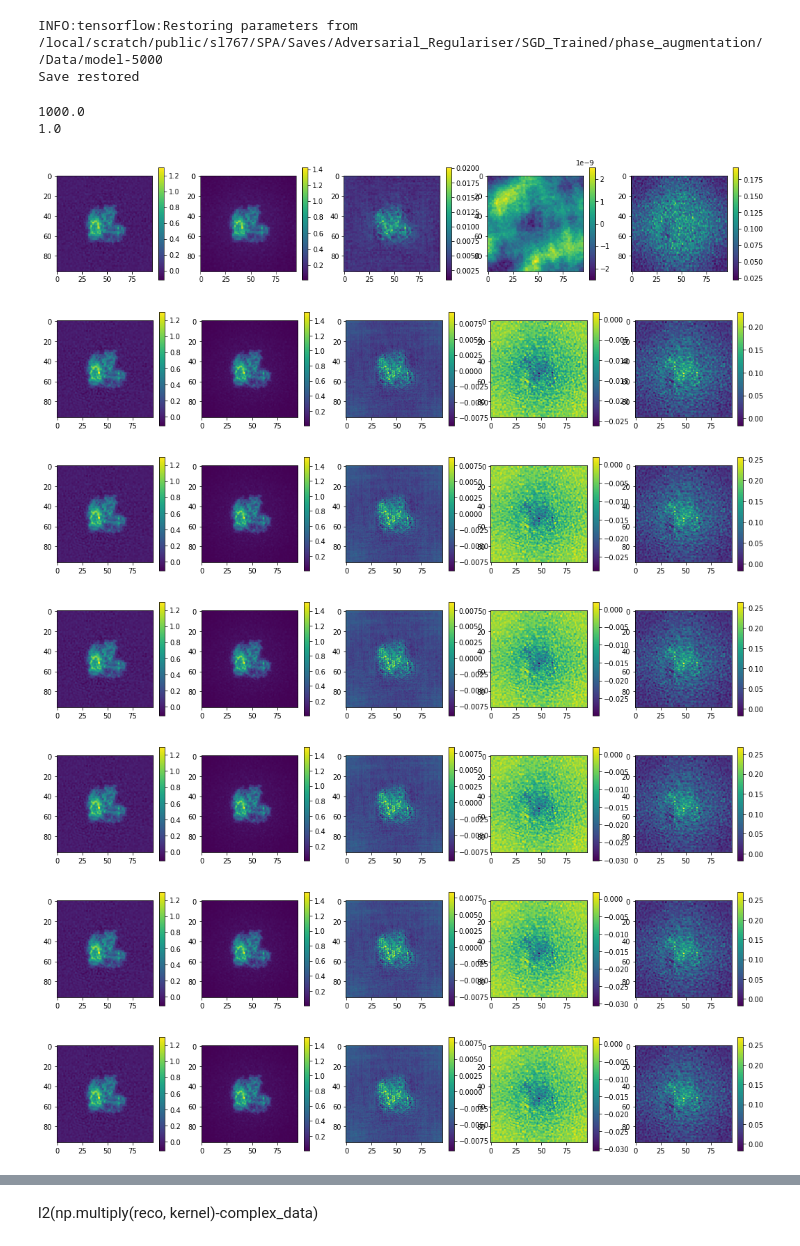
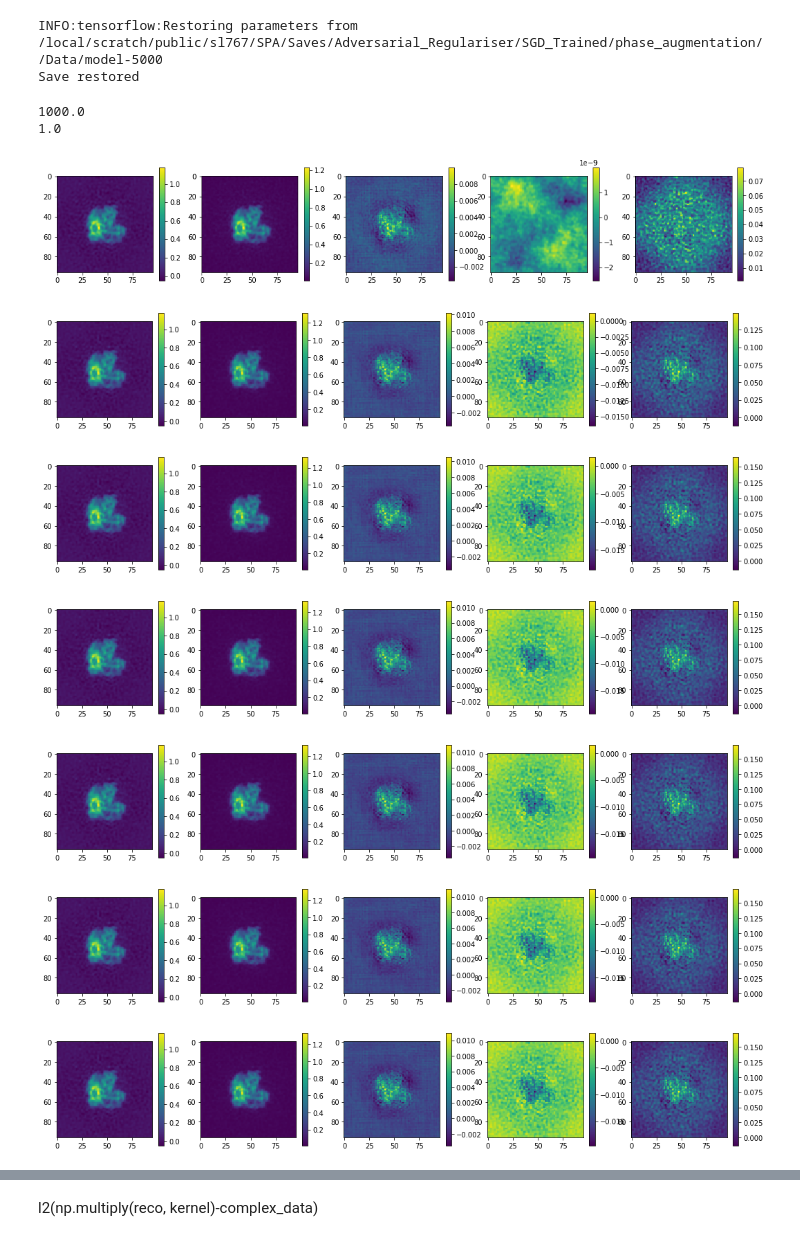
Before and after one commit to SebLu1/SingleParticleAnalysis, a Jupyter notebook: external_reconstruct_new.ipynb, the cells around one changed output, grey strips where cells are left out. Drawn from its saved outputs; the diff is of its cells as text; code cells hidden in the pictures.

```diff
--- a/external_reconstruct_new.ipynb
+++ b/external_reconstruct_new.ipynb
@@ -16,7 +15,7 @@ from
 base_path = '/local/scratch/public/sl767/MRC_Data/Data_002_10k/EM/'
 #path=base_path+'Refine3D/1H12/1H12_mult002_it007_half2_class001_external_reconstruct.star'
 #path=base_path+'Refine3D/1H12/1H12_mult005_it001_half1_class001_external_reconstruct.star'
-path=base_path+'9ICA/9ICA_mult002_it014_half2_class001_external_reconstruct.star'
+path=base_path+'9ICA/9ICA_mult002_it001_half2_class001_external_reconstruct.star'
 # sgd_path='/local/scratch/public/sl767/MRC_Data/Data_002_10k/SGD/1O20/1O20_mult002_it300_class001.mrc'
 
 pdb = '9ICA'
@@ -230,43 +233,43 @@ for k in range(70):
     STEP_SIZE=2.0 * 1 / np.sqrt(1 + k / 20)
 
     gradient = grad(reco)
-    g1 = 0.5 * coordinate_change * gradient * ADVERSARIAL_SCALE
+    g1 = 0.3 * coordinate_change * gradient * ADVERSARIAL_SCALE
 #     print(l2(gradient))
     g2 = DATA_SCALE*(np.multiply(reco, tikhonov_kernel) - complex_data)
 
     g = g1 + g2
 #     reco = reco - STEP_SIZE * 0.02 * g
     reco = reco - STEP_SIZE * precondioner * g
 
     if 1:
         reco = np.fft.rfftn(np.maximum(0, np.fft.irfftn(reco)))
 
     #reco = reco - STEP_SIZE*(g1 + g2 + g3)
     if k%10==0:
         plt.figure(k, figsize=(18,3))
         plt.subplot(151)
         vis(IMAGING_SCALE*tikhonov)
         plt.colorbar()
         plt.subplot(152)
         vis(IMAGING_SCALE*reco)
         plt.colorbar()
         plt.subplot(153)
         vis(-IMAGING_SCALE*precondioner*g1)
         plt.colorbar()
         plt.subplot(154)
         vis(-IMAGING_SCALE*precondioner*g2)
         plt.colorbar()
         plt.subplot(155)
         vis(IMAGING_SCALE*(reco - tikhonov))
         plt.colorbar()
         plt.show()
 # %% [output]
 1000.0
 1.0
-[figure, old version]
+[figure, new version]
-[figure, old version]
+[figure, new version]
-[figure, old version]
+[figure, new version]
-[figure, old version]
+[figure, new version]
-[figure, old version]
+[figure, new version]
-[figure, old version]
+[figure, new version]
-[figure, old version]
+[figure, new version]
```
Also changed, not shown: parts of 15 cells of this notebook, 23 other files.
